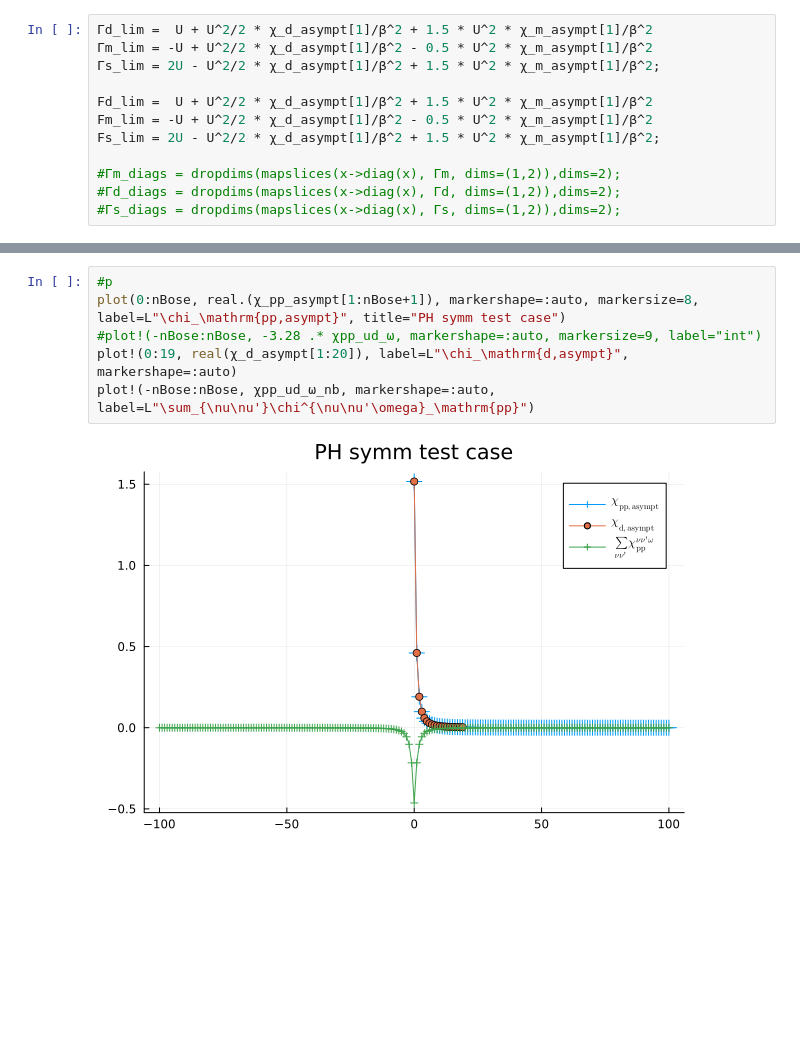
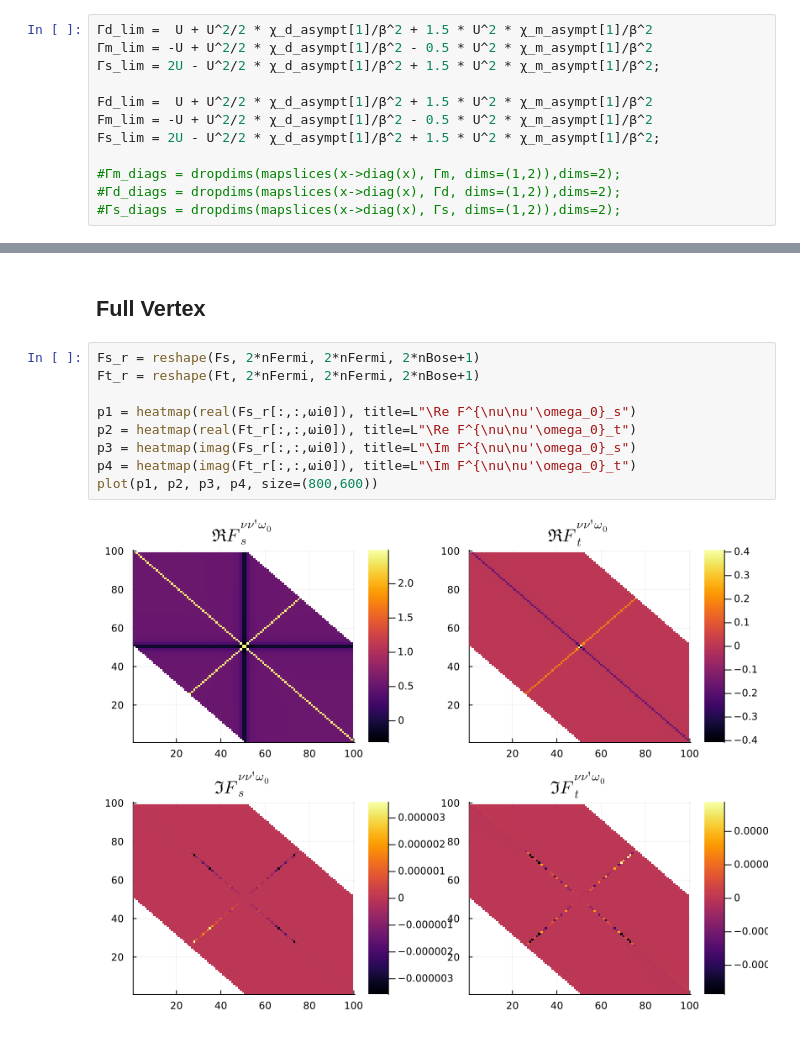
Before and after one commit to Atomtomate/lDGAPostprocessing, a Jupyter notebook: notebooks/expand_pp_test.ipynb, the cells around one changed output, grey strips where cells are left out. Drawn from its saved outputs; the diff is of its cells as text; blank space fills up the shorter version.

```diff
--- a/notebooks/expand_pp_test.ipynb
+++ b/notebooks/expand_pp_test.ipynb
@@ -163,8 +119,13 @@ nan_ind = isnan.(χpp_ud_rs)
-# %%
-#p
-plot(0:nBose, real.(χ_pp_asympt[1:nBose+1]), markershape=:auto, markersize=8, label=L"\chi_\mathrm{pp,asympt}", title="PH symm test case")
-#plot!(-nBose:nBose, -3.28 .* χpp_ud_ω, markershape=:auto, markersize=9, label="int")
-plot!(0:19, real(χ_d_asympt[1:20]), label=L"\chi_\mathrm{d,asympt}", markershape=:auto)
-plot!(-nBose:nBose, χpp_ud_ω_nb, markershape=:auto, label=L"\sum_{\nu\nu'}\chi^{\nu\nu'\omega}_\mathrm{pp}")
-# %% [output]
-[figure, removed]
+# %% [markdown]
+## Full Vertex
+# %%
+Fs_r = reshape(Fs, 2*nFermi, 2*nFermi, 2*nBose+1)
+Ft_r = reshape(Ft, 2*nFermi, 2*nFermi, 2*nBose+1)
+
+p1 = heatmap(real(Fs_r[:,:,ωi0]), title=L"\Re F^{\nu\nu'\omega_0}_s")
+p2 = heatmap(real(Ft_r[:,:,ωi0]), title=L"\Re F^{\nu\nu'\omega_0}_t")
+p3 = heatmap(imag(Fs_r[:,:,ωi0]), title=L"\Im F^{\nu\nu'\omega_0}_s")
+p4 = heatmap(imag(Ft_r[:,:,ωi0]), title=L"\Im F^{\nu\nu'\omega_0}_t")
+plot(p1, p2, p3, p4, size=(800,600))
+# %% [output]
+[figure, added]
```
Also changed, not shown: parts of 16 cells of this notebook, 4 other files.
